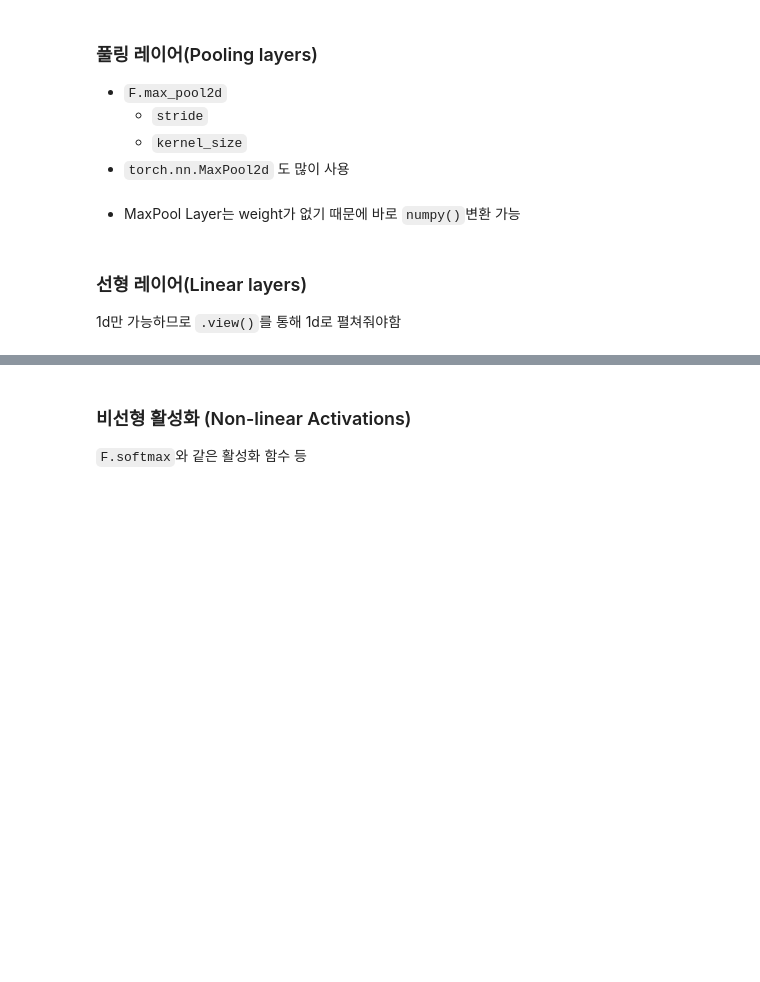
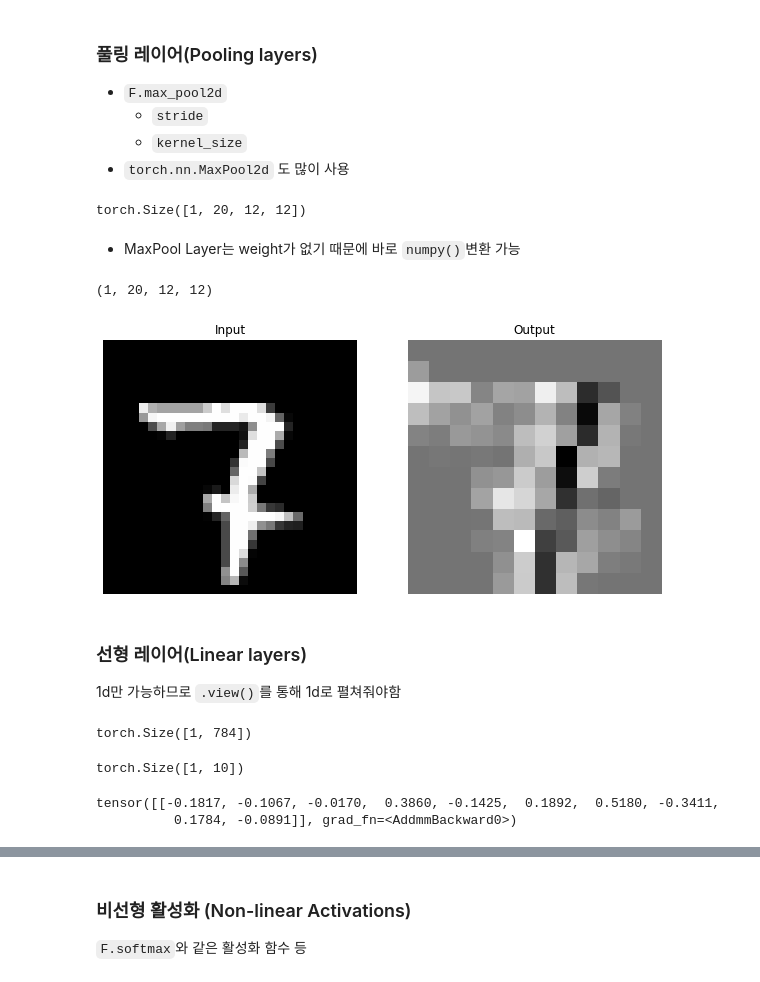
Before and after one commit to kimjoe1850/Lectures, a Jupyter notebook: 파이토치(PyTorch)_한번에_끝내기.ipynb, the cells around one changed output, grey strips where cells are left out. Cells and saved outputs as stored; diff of their text form; code cells hidden in the pictures; blank space fills up the shorter version.

```diff
--- a/파이토치(PyTorch)_한번에_끝내기.ipynb
+++ b/파이토치(PyTorch)_한번에_끝내기.ipynb
@@ -315,9 +1307,52 @@ https://pytorch.org/docs/stable/nn.html
   - `stride`
   - `kernel_size`
 - `torch.nn.MaxPool2d` 도 많이 사용
+# %%
+import torch.nn.functional as F
+
+pool = F.max_pool2d(output, 2,2) # 맥스 풀링으로 인해 [1,20,24,24]에서 반으로 줄어 [1,20,12,12]가 됨
+pool.shape
+# %% [output]
+torch.Size([1, 20, 12, 12])
 # %% [markdown]
 - MaxPool Layer는 weight가 없기 때문에 바로 `numpy()`변환 가능
+# %%
+pool_arr = pool.numpy()
+pool_arr.shape
+# %% [output]
+(1, 20, 12, 12)
+# %%
+plt.figure(figsize = (10,15))
+
+plt.subplot(121)
+plt.title('Input')
+plt.imshow(input_image, 'gray')
+plt.axis("off")
+
+plt.subplot(122)
+plt.title("Output")
+plt.imshow(pool_arr[0,0,:,:], 'gray') # 풀링 레이어를 통해 반으로 줄어 최댓값이 나오게
+plt.axis("off")
+
+plt.show()
+# %% [output]
+[figure, added]
 # %% [markdown]
 ### 선형 레이어(Linear layers)
 
 1d만 가능하므로 `.view()`를 통해 1d로 펼쳐줘야함
+# %%
+flatten = input_image.view(1, 28*28)
+flatten.shape
+# %% [output]
+torch.Size([1, 784])
+# %%
+lin = nn.Linear(784,10)(flatten) # 784개를 10개로 줄임
+lin.shape
+# %% [output]
+torch.Size([1, 10])
+# %%
+lin
+# %% [output]
+tensor([[-0.1817, -0.1067, -0.0170,  0.3860, -0.1425,  0.1892,  0.5180, -0.3411,
+          0.1784, -0.0891]], grad_fn=<AddmmBackward0>)
```
Also changed, not shown: parts of 130 cells of this notebook.
